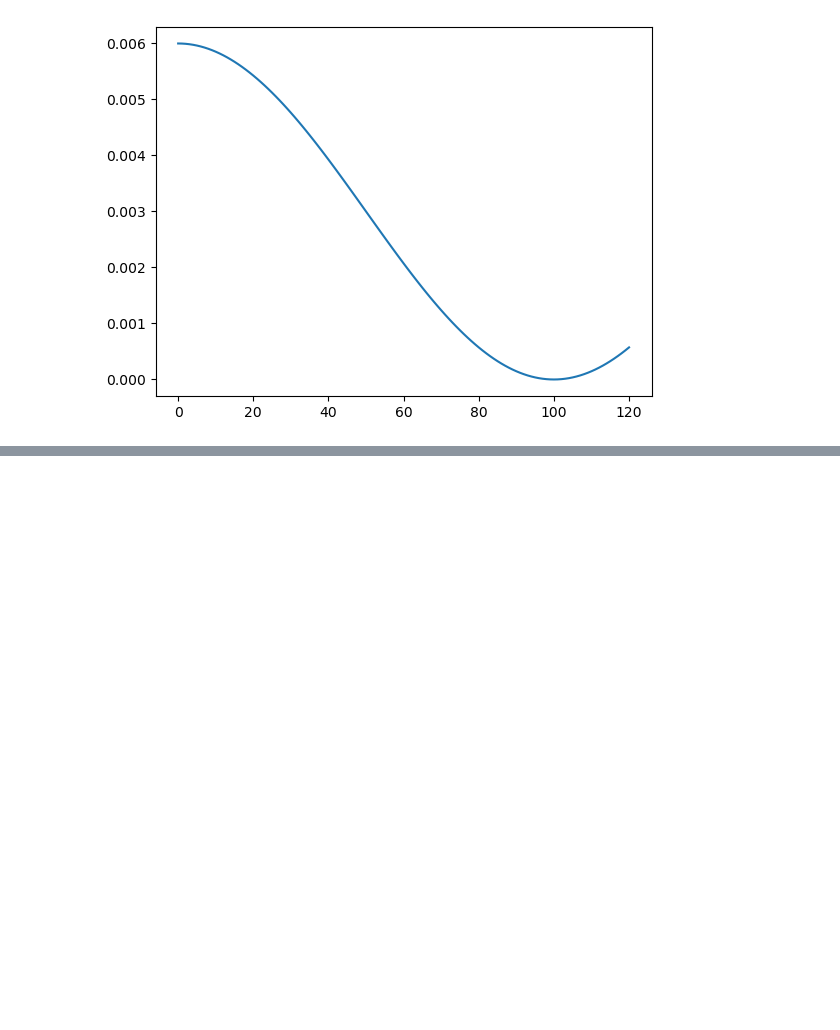
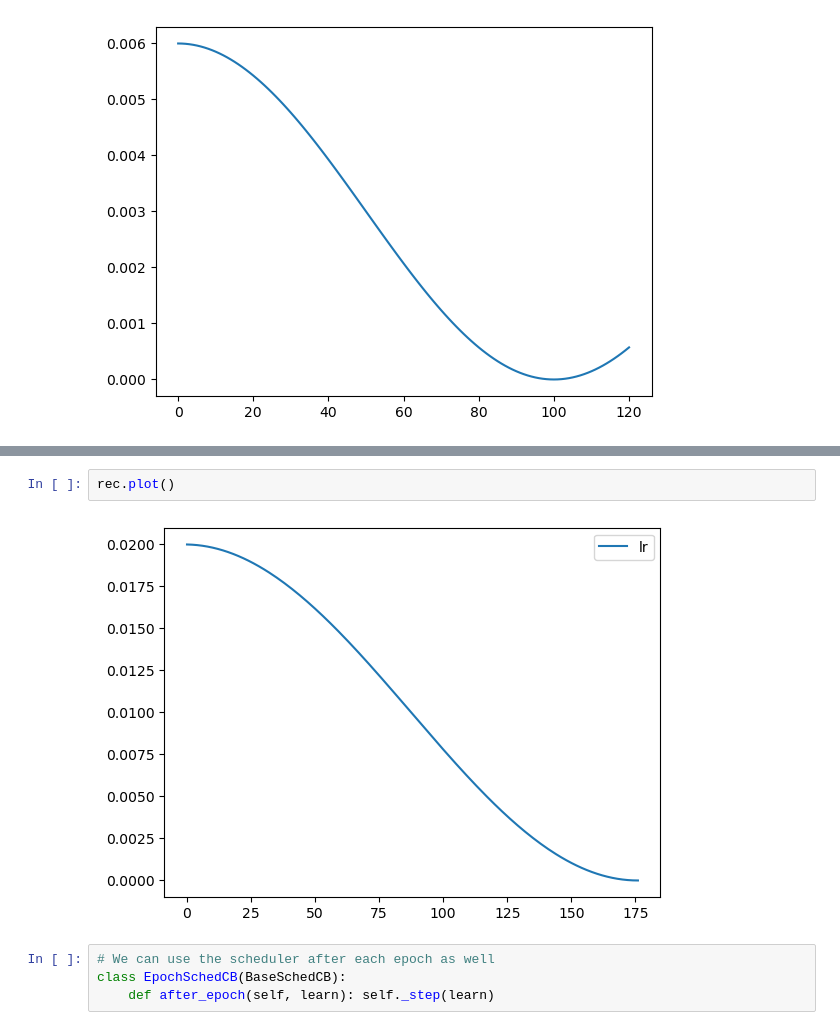
Before and after one commit to bachaudhry/FastAI-22-23, a Jupyter notebook: course_part_2/12_accelerated_SGD.ipynb, the cells around one changed output, grey strips where cells are left out. Cells and saved outputs as stored; diff of their text form; blank space fills up the shorter version.

```diff
--- a/course_part_2/12_accelerated_SGD.ipynb
+++ b/course_part_2/12_accelerated_SGD.ipynb
@@ -424,0 +501,8 @@ sched_lrs(sched, 120)
+# %%
+rec.plot()
+# %% [output]
+[figure, added]
+# %%
+# We can use the scheduler after each epoch as well
+class EpochSchedCB(BaseSchedCB):
+    def after_epoch(self, learn): self._step(learn)
```
Also changed, not shown: parts of 12 cells of this notebook.
